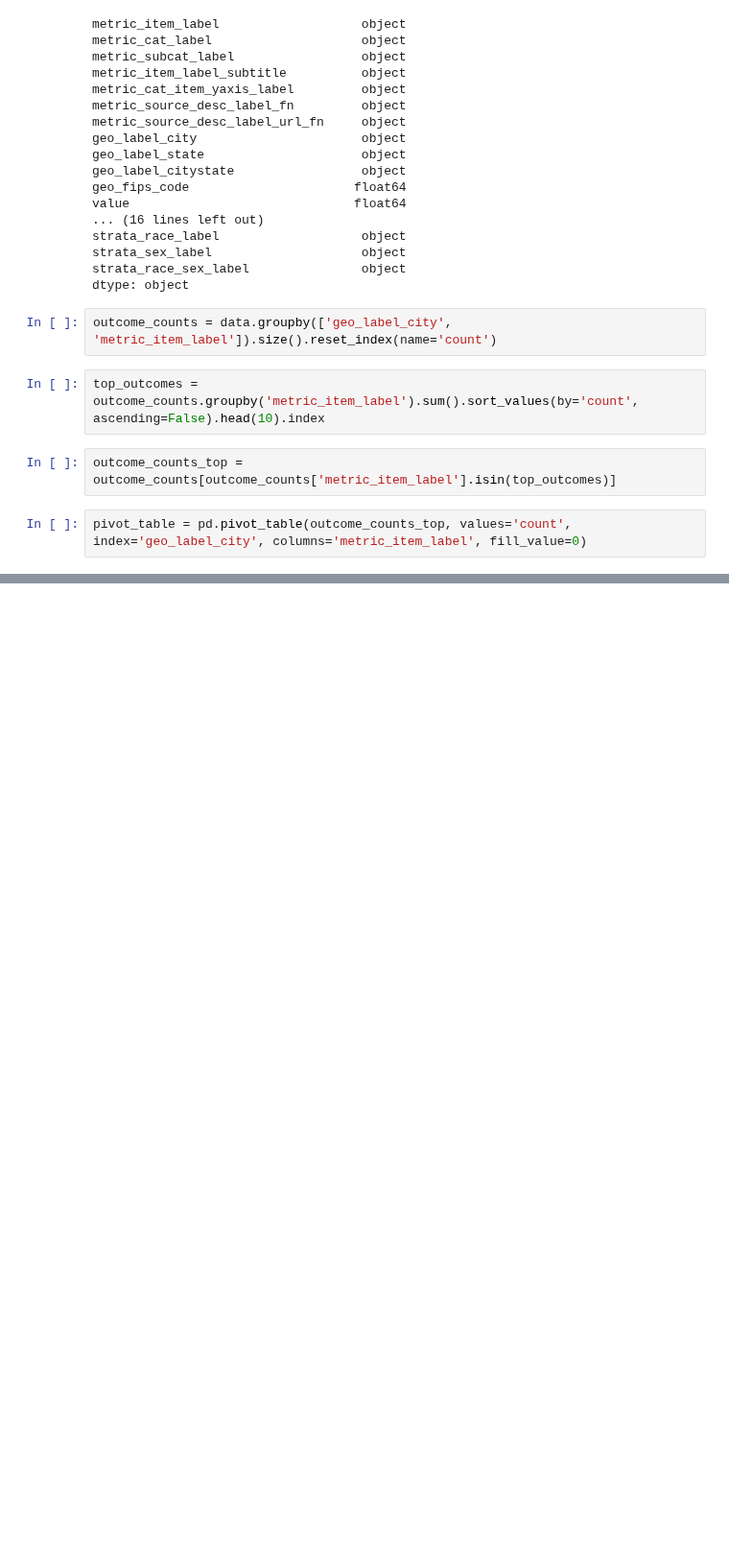
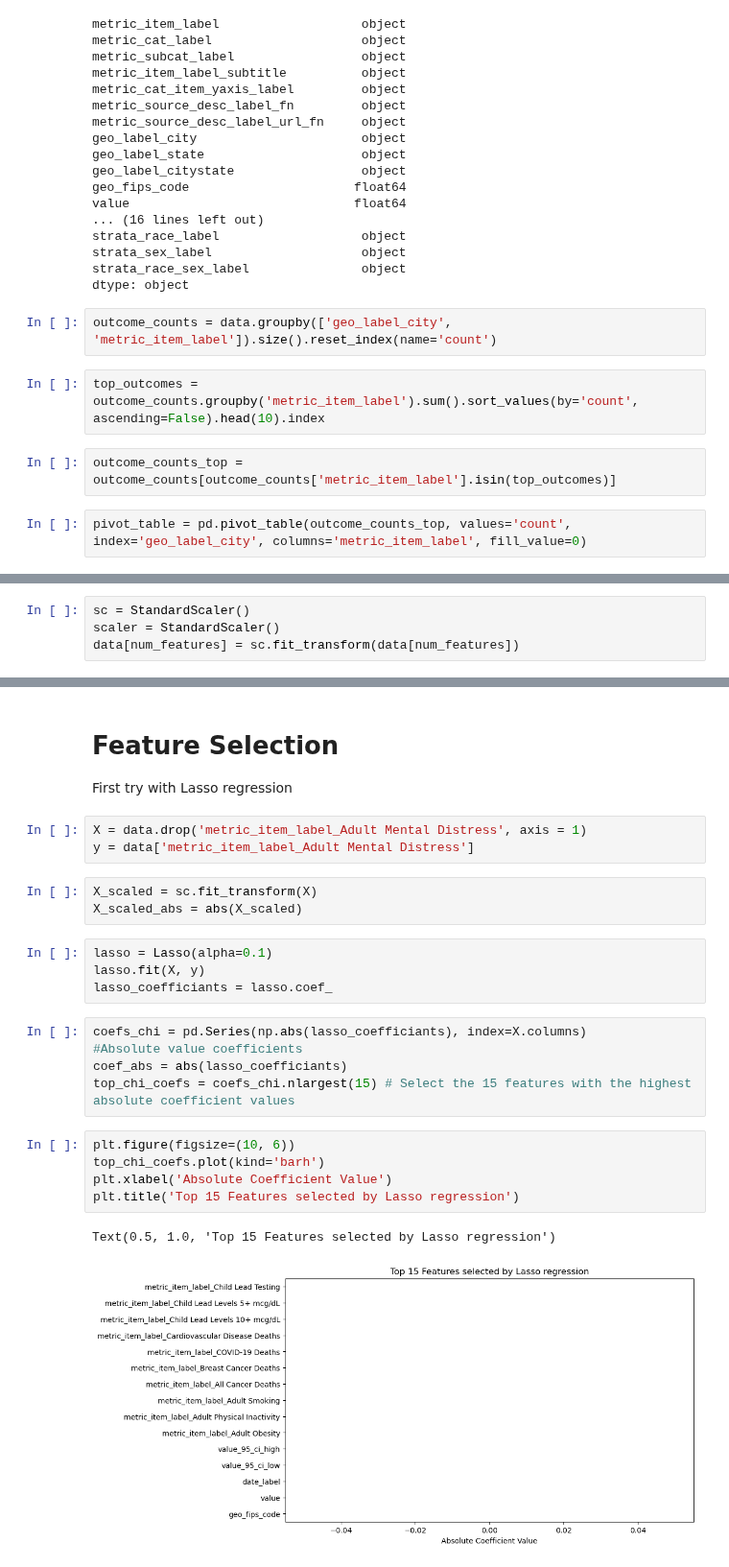
Before and after one commit to kohlerch/G4C-Project, a Jupyter notebook: Project/big-cities-health/PreProcessing.ipynb, the cells around one changed output, grey strips where cells are left out. Shown at 96% size. Saved outputs shown, nothing was run; the diff lists cells and outputs as text; blank space fills up the shorter version.

Commit message:
Feature Selection

```diff
--- a/Project/big-cities-health/PreProcessing.ipynb
+++ b/Project/big-cities-health/PreProcessing.ipynb
@@ -47,0 +149,4 @@ ax.legend(loc='center left', bbox_to_anchor=(1, 0.5))
+# %%
+sc = StandardScaler()
+scaler = StandardScaler()
+data[num_features] = sc.fit_transform(data[num_features])
@@ -47,0 +169,26 @@ ax.legend(loc='center left', bbox_to_anchor=(1, 0.5))
+# %% [markdown]
+# Feature Selection
+First try with Lasso regression
+# %%
+X = data.drop('metric_item_label_Adult Mental Distress', axis = 1)
+y = data['metric_item_label_Adult Mental Distress']
+# %%
+X_scaled = sc.fit_transform(X)
+X_scaled_abs = abs(X_scaled)
+# %%
+lasso = Lasso(alpha=0.1)
+lasso.fit(X, y)
+lasso_coefficiants = lasso.coef_
+# %%
+coefs_chi = pd.Series(np.abs(lasso_coefficiants), index=X.columns)
+#Absolute value coefficients
+coef_abs = abs(lasso_coefficiants)
+top_chi_coefs = coefs_chi.nlargest(15) # Select the 15 features with the highest absolute coefficient values
+# %%
+plt.figure(figsize=(10, 6))
+top_chi_coefs.plot(kind='barh')
+plt.xlabel('Absolute Coefficient Value')
+plt.title('Top 15 Features selected by Lasso regression')
+# %% [output]
+Text(0.5, 1.0, 'Top 15 Features selected by Lasso regression')
+[figure, added]
```
Also changed, not shown: parts of 20 cells of this notebook.
